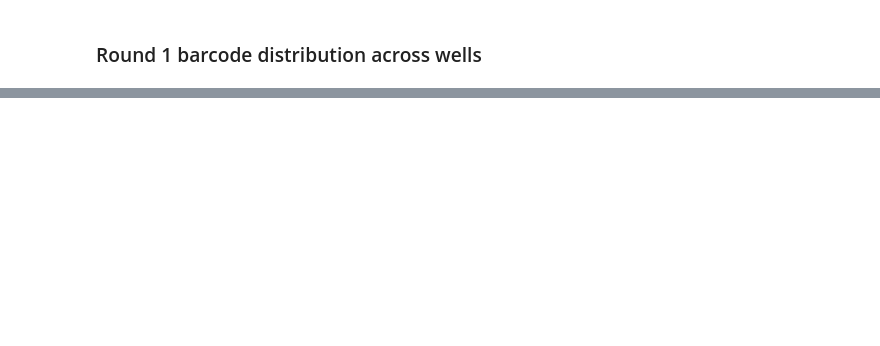
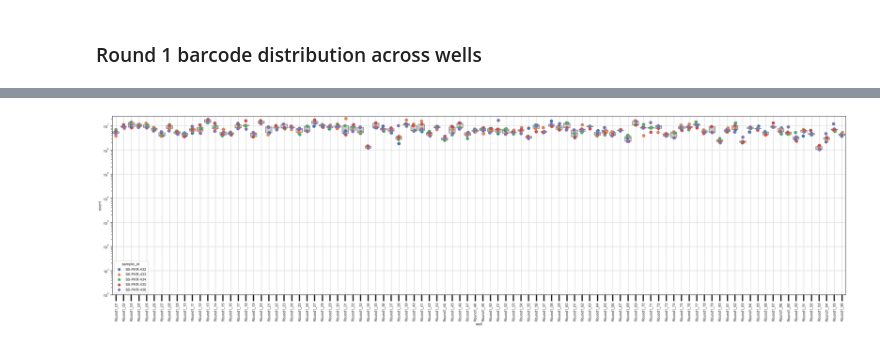
Before and after one commit to broadinstitute/sharev2-analysis, a Jupyter notebook: notebooks/round1-distribution.ipynb, the cells around one changed output, grey strips where cells are left out. Cells and saved outputs as stored; diff of their text form; code cells hidden in the pictures; blank space fills up the shorter version.

Commit message:
- code to create manuscript figures

```diff
--- a/notebooks/round1-distribution.ipynb
+++ b/notebooks/round1-distribution.ipynb
@@ -8,14 +10,14 @@ import pandas as pd
 # %%
 
-well_map = pd.read_csv("./well-counts/well-map.tsv", sep="\t")
+well_map = pd.read_csv("../references/well-map.tsv", sep="\t")
 mapping = dict(well_map[['barcode', 'Well']].values)
 
 glob_patterns = [
-    "./well-counts/*PKR-432*",
-    "./well-counts/*PKR-433*",
-    "./well-counts/*PKR-434*",
-    "./well-counts/*PKR-435*",
-    "./well-counts/*PKR-436*"
+    "../well-counts/*PKR-432*",
+    "../well-counts/*PKR-433*",
+    "../well-counts/*PKR-434*",
+    "../well-counts/*PKR-435*",
+    "../well-counts/*PKR-436*"
 ]
 
 all_files = []
@@ -50,0 +80,8 @@ final_df.head()
+# %%
+final_df['sample_id'] = final_df['sample'].str.extract(r'(SS-PKR-\d+)')
+
+summary_df = final_df.groupby(['sample_id', 'well'], as_index=False)['count'].sum()
+summary_df['plate_id'] = [ int(xx.split("_")[1]) for xx in summary_df['well']]
+summary_df = summary_df.sort_values(['plate_id', 'well'])
+
+summary_df
@@ -50,0 +102,22 @@ final_df.head()
+# %%
+sns.set_context("paper", rc={"font.size":10,"axes.titlesize":10,"axes.labelsize":8})
+
+sns.set(rc={"figure.figsize":(40, 10)})
+sns.set_style('white', {'axes.linewidth': 0.5})
+plt.rcParams['xtick.major.size'] = 20
+plt.rcParams['xtick.major.width'] = 4
+plt.rcParams['xtick.bottom'] = True
+plt.rcParams['ytick.left'] = True
+
+ax = sns.stripplot(data=summary_df[summary_df["plate_id"] <=96 ], x = "well", y = "count",
+                   hue="sample_id", jitter=True, dodge=False, size = 10)
+
+ax = sns.boxplot(data=summary_df[summary_df["plate_id"] <= 96], x = "well", y = "count", color="0.8")
+
+plt.xticks(rotation=90)
+plt.yscale("log")
+plt.ylim(1,25000000)
+plt.grid()
+plt.show()
+# %% [output]
+[figure, added]
```
Also changed, not shown: parts of 7 cells of this notebook, 8 other files.
